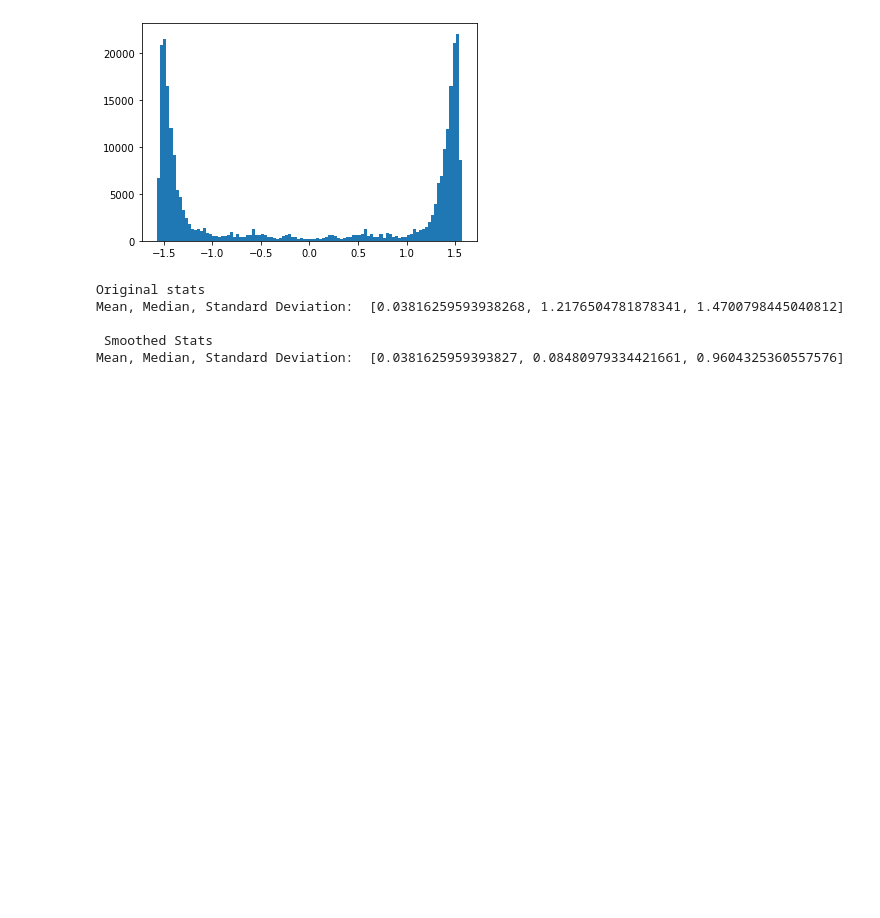
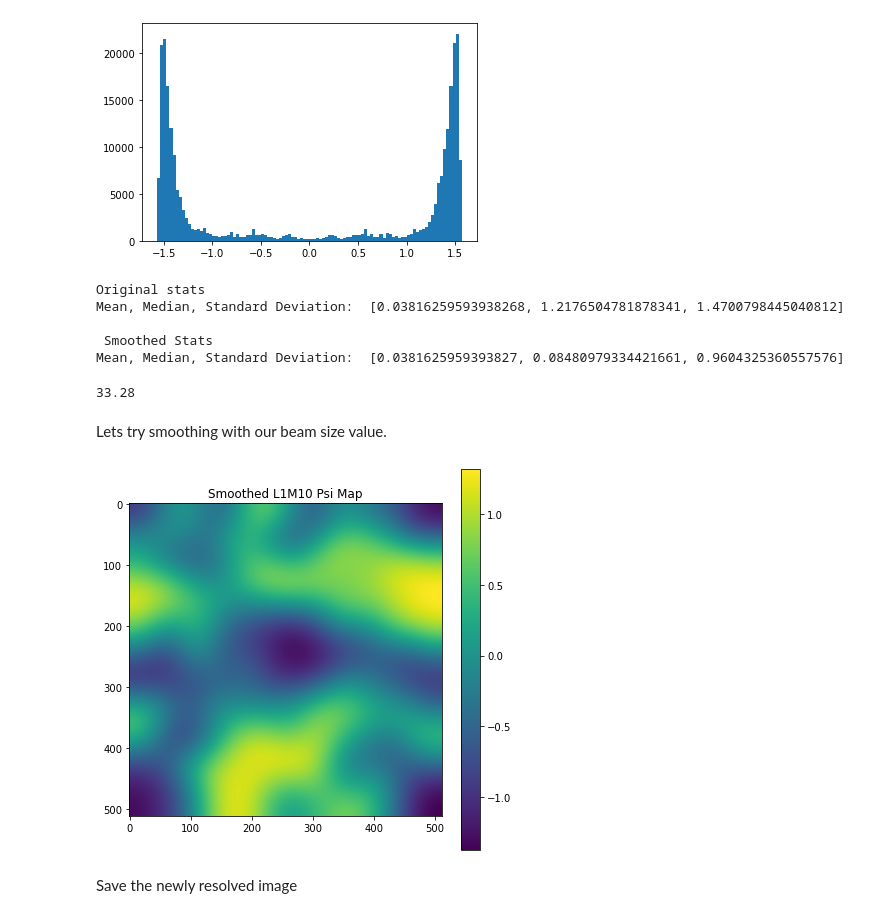
Before and after one commit to parkji30/PyDCF, a Jupyter notebook: testing/Gaussian Smoothing.ipynb, the cells around one changed output. Saved outputs shown, nothing was run; the diff lists cells and outputs as text; code cells hidden in the pictures; blank space fills up the shorter version.

Commit message:
Finalized Smoothing Function

```diff
--- a/testing/Gaussian Smoothing.ipynb
+++ b/testing/Gaussian Smoothing.ipynb
@@ -92,3 +112,28 @@ Mean, Median, Standard Deviation:  [0.03816259593938268, 1.2176504781878341, 1.4
 
  Smoothed Stats
 Mean, Median, Standard Deviation:  [0.0381625959393827, 0.08480979334421661, 0.9604325360557576]
+# %%
+# Get Image size
+# 512 by 512
+
+simulation_box_size = 10 # parsecs
+x_length = np.shape(L1M10_psi)[0]
+
+pixel_size = simulation_box_size / x_length
+
+W = 2.5 #arcminutes
+
+beam_size = 0.65 / pixel_size #Our desired smoothing length
+print(beam_size)
+# %% [output]
+33.28
+# %% [markdown]
+Lets try smoothing with our beam size value.
+# %%
+smoothed_image = gaussian_filter(L1M10_psi, sigma=33.28)
+
+Imshow(smoothed_image, title="Smoothed L1M10 Psi Map")
+# %% [output]
+[figure, added]
+# %% [markdown]
+Save the newly resolved image
```
Also changed, not shown: parts of 4 cells of this notebook, 3 other files.
